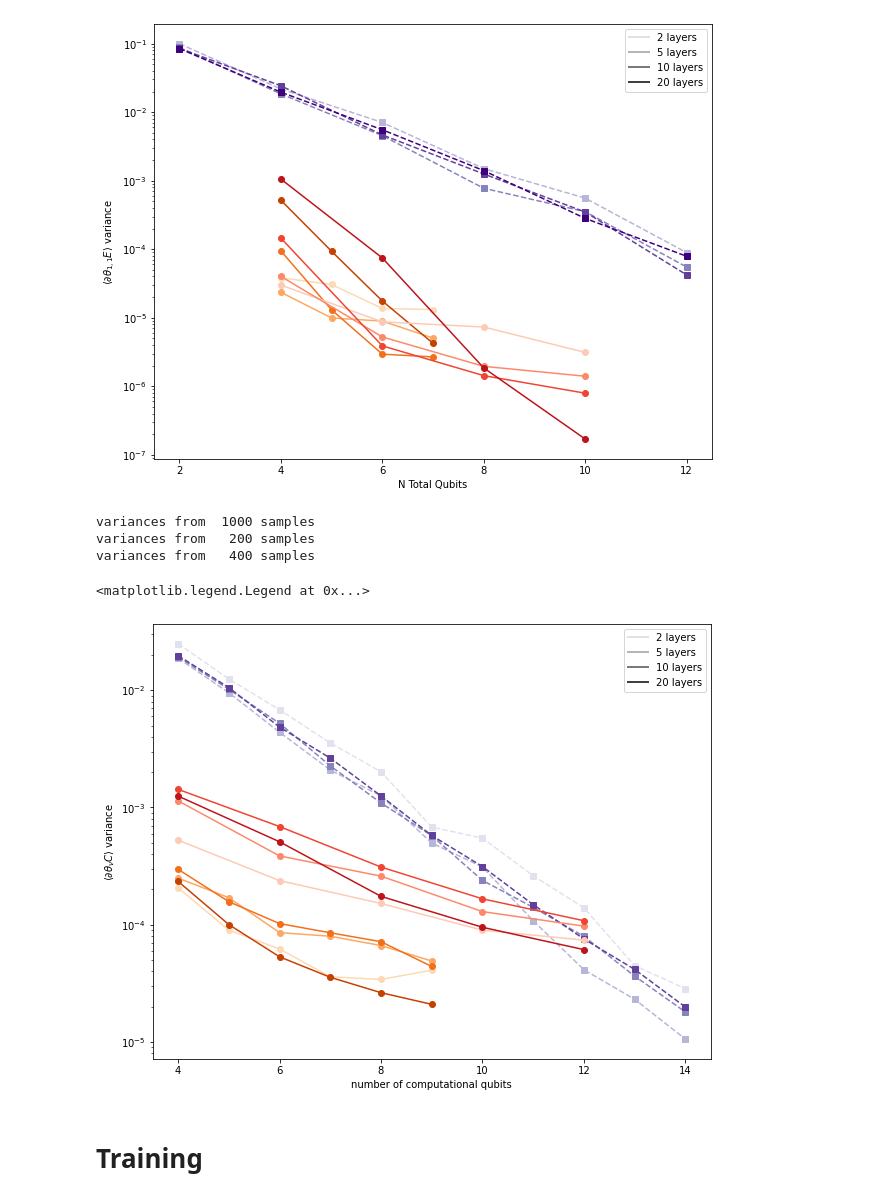
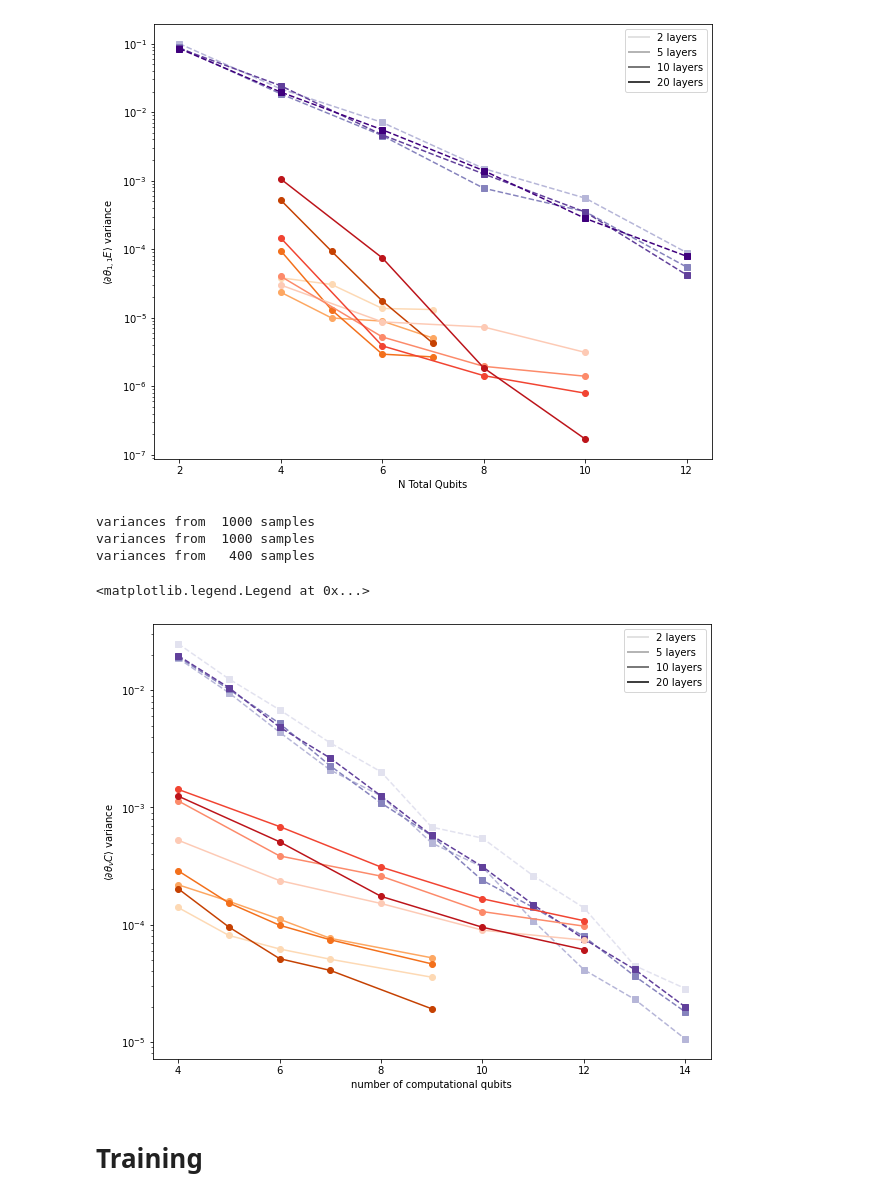
Before and after one commit to SimonCichy/barren-gadgets, a Jupyter notebook: plotting/relevant_results_new_gadgets.ipynb, the cells around one changed output. Saved outputs shown, nothing was run; the diff lists cells and outputs as text; code cells hidden in the pictures.

Commit message:
1000 samples variances
Newest simulation results with 1000 samples for the 9-qubit 3-local gadget decomposition

```diff
--- a/plotting/relevant_results_new_gadgets.ipynb
+++ b/plotting/relevant_results_new_gadgets.ipynb
@@ -81,7 +81,7 @@ ax.legend(custom_lines, ['{} layers'.format(num_layers) for num_layers in layers
 # %%
 def get_vars_for_plot(file, max_qubit=np.inf):
     data = np.load(file, allow_pickle=True)
-    qubits_list = data['computational_qubits']
+    qubits_list = data['computational_qubits'][:len(data['widths_list'])]
     layers_list = data['layers_list']
     norms_list = data['norms_list']
     gradients_dict = data['all_gradients'].item()
@@ -104,40 +104,41 @@ def get_vars_for_plot(file, max_qubit=np.inf):
 # %%
 file_comp = data_folder + 'gradients/220711_qmio/gradients_nr0002.npz'
 # file_gad3 = data_folder + 'gradients/220712_euler/gradients_nr0002.npz'
-file_gad3 = data_folder + 'gradients/220713_euler/gradients_merge_nr0001.npz'
+# file_gad3 = data_folder + 'gradients/220713_euler/gradients_merge_nr0001.npz'
+file_gad3 = data_folder + 'gradients/220721_euler/gradients_nr0001_merge.npz'
 # file_gad4 = data_folder + 'gradients/220716_euler/gradients_nr0001.npz'
 file_gad4 = data_folder + 'gradients/220718_euler/gradients_merge_nr0001.npz'
 
 plt.rcParams["figure.figsize"] = 10, 8
 fig, ax = plt.subplots(num=2, clear=True)
 
 qubits_list, norms_list, variances_list = get_vars_for_plot(file_comp)
 for line in range(len(variances_list)):
     normalized_variances = variances_list[line]/norms_list**2
     ax.semilogy(qubits_list, normalized_variances, "--s", c=colours[0][line])
 
 qubits_list, norms_list, variances_list = get_vars_for_plot(file_gad3)
 for line in range(len(variances_list)):
     normalized_variances = variances_list[line]/norms_list**2
     ax.semilogy(qubits_list, normalized_variances, "-o", c=colours[2][line])
 
-qubits_list, norms_list, variances_list = get_vars_for_plot(file_gad4, max_qubit=12)
+qubits_list, norms_list, variances_list = get_vars_for_plot(file_gad4)
 for line in range(len(variances_list)):
     normalized_variances = variances_list[line]/norms_list**2
     ax.semilogy(qubits_list, normalized_variances, "-o", c=colours[3][line])
 
 ax.set_xlabel(r"number of computational qubits")
 ax.set_ylabel(r"$\langle \partial \theta_{\nu} C\rangle$ variance")
 ax.xaxis.set_major_locator(MaxNLocator(integer=True))
 
 custom_lines = [Line2D([0], [0], color=colours[-1][nl], lw=2) for nl in range(len(layers_list))]
 ax.legend(custom_lines, ['{} layers'.format(num_layers) for num_layers in layers_list])
 # %% [output]
 variances from  1000 samples
-variances from   200 samples
+variances from  1000 samples
 variances from   400 samples
 <matplotlib.legend.Legend at 0x...>
-[figure, old version]
+[figure, new version]
 # %% [markdown]
 Training
 =======
```
Also changed, not shown: parts of 2 cells of this notebook, 2 other files.
